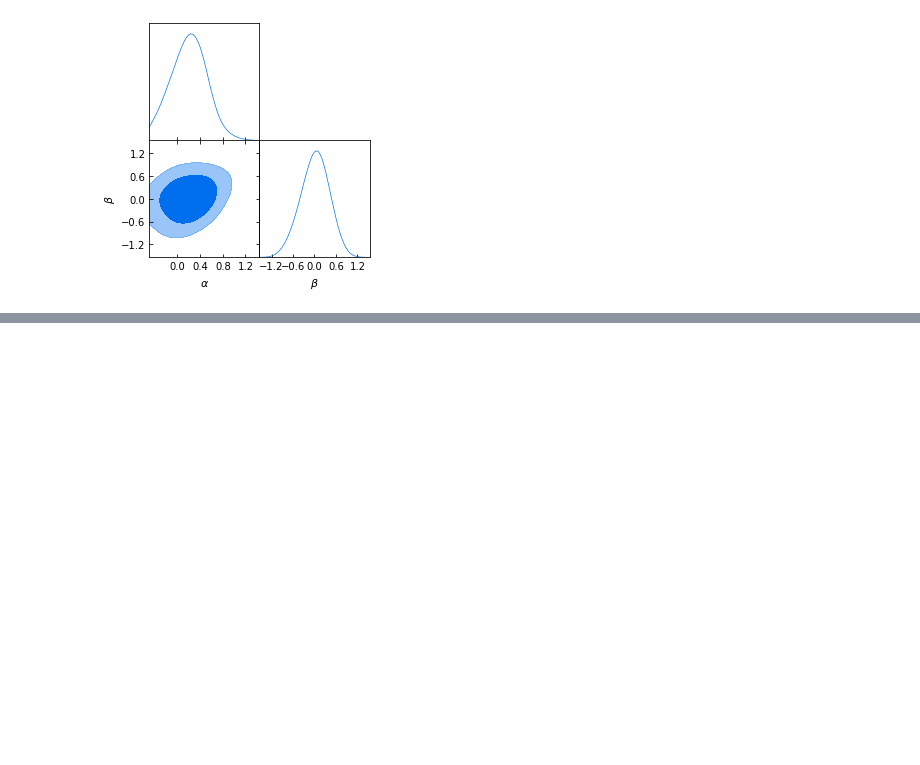
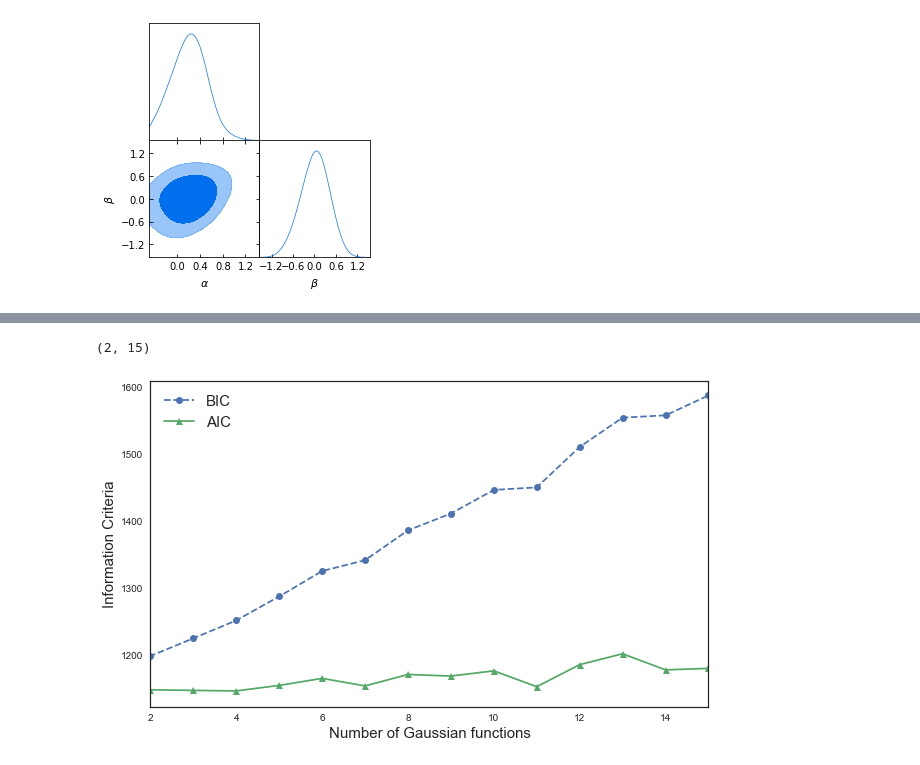
Before and after one commit to gcanasherrera/R-cobaya, a Jupyter notebook: New_GetDist.ipynb, the cells around one changed output, grey strips where cells are left out. Saved outputs shown, nothing was run; the diff lists cells and outputs as text; code cells hidden in the pictures; blank space fills up the shorter version.

Commit message:
Reproduced GetDist with sklearn

```diff
--- a/New_GetDist.ipynb
+++ b/New_GetDist.ipynb
@@ -89,0 +107,31 @@ g = sns.jointplot(chains_df["a"], chains_df["b"], kind="kde")
+# %%
+#Let's import sklearn mixture model as well as stacking all data to fit
+from sklearn import mixture
+X = np.vstack([chains_df["a"], chains_df["b"]]).T
+#X = np.vstack([chains_df["a"]]).T
+number_gaussian=np.arange(1, 16, 1)
+bic=[]
+aic=[]
+likelihood=[]
+for element in number_gaussian:
+    model= mixture.GaussianMixture(element)
+    model.fit(X)
+    bic.append(model.bic(X))
+    aic.append(model.aic(X))
+    likelihood.append(model._estimate_log_prob(X))
+
+fig = plt.figure(figsize=(10,6))
+ax = fig.add_subplot(111)
+ax.plot(number_gaussian, bic, linestyle='dashed', marker='o', label="BIC")
+ax.plot(number_gaussian, aic,linestyle='solid', marker='^',  label="AIC")
+ax.set_xlabel("Number of Gaussian functions", fontsize=15)
+ax.set_ylabel("Information Criteria", fontsize=15)
+#ax.set_yscale("log")
+#ax.set_xscale("log")
+ax.legend(fontsize=15)
+ax.set_xlim(2, 15)
+#Detailed to zoom up!
+#ax.set_ylim(-56000, -53000)
+# %% [output]
+(2, 15)
+[figure, added]
```
Also changed, not shown: parts of 4 cells of this notebook.
